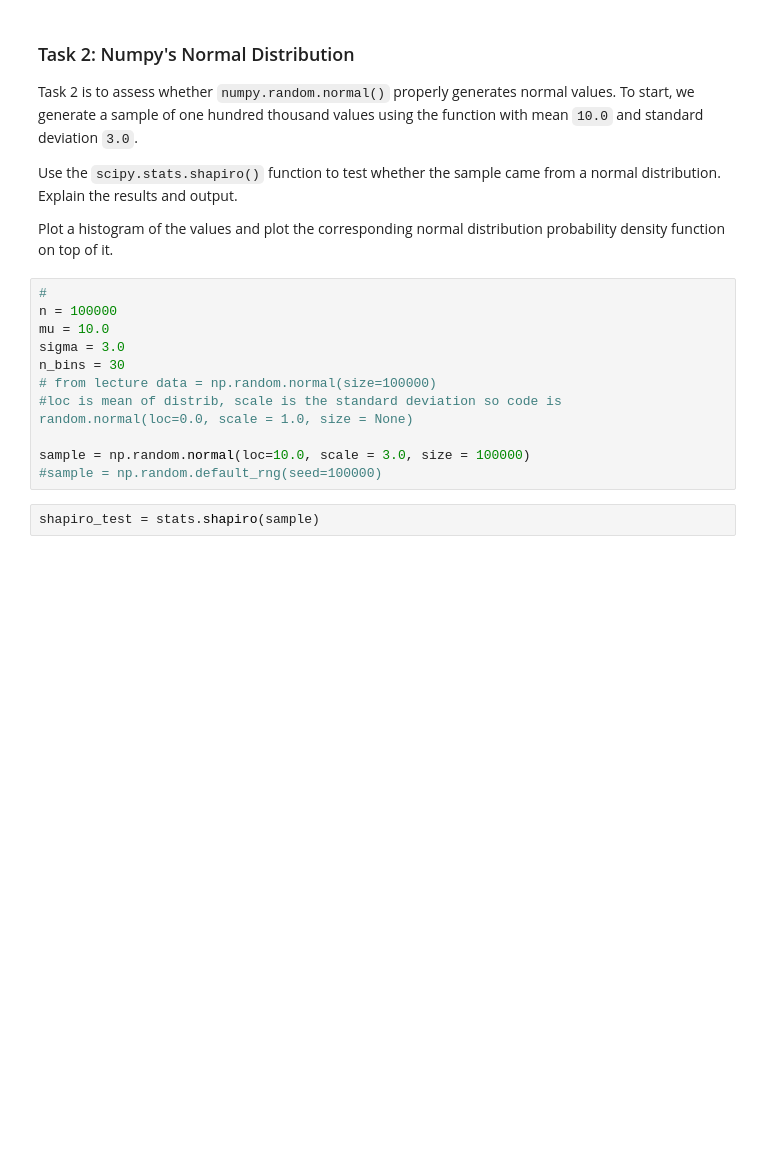
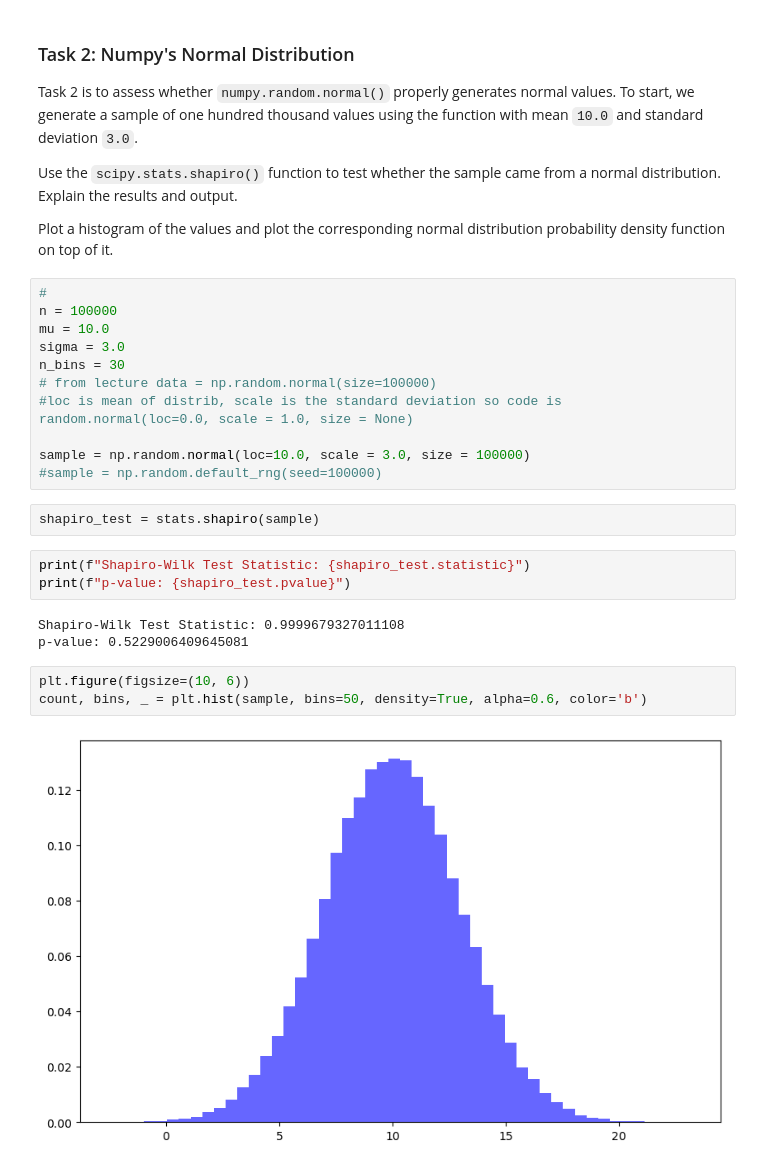
Before and after one commit to kevinsenan/applied_statistics_24_25, a Jupyter notebook: tasks.ipynb, the cells around one changed output. Cells and saved outputs as stored; diff of their text form; blank space fills up the shorter version.

```diff
--- a/tasks.ipynb
+++ b/tasks.ipynb
@@ -200,3 +200,14 @@ sample = np.random.normal(loc=10.0, scale = 3.0, size = 100000)
 #sample = np.random.default_rng(seed=100000)
 # %%
 shapiro_test = stats.shapiro(sample)
+# %%
+print(f"Shapiro-Wilk Test Statistic: {shapiro_test.statistic}")
+print(f"p-value: {shapiro_test.pvalue}")
+# %% [output]
+Shapiro-Wilk Test Statistic: 0.9999679327011108
+p-value: 0.5229006409645081
+# %%
+plt.figure(figsize=(10, 6))
+count, bins, _ = plt.hist(sample, bins=50, density=True, alpha=0.6, color='b')
+# %% [output]
+[figure, added]
```
Also changed, not shown: parts of 5 cells of this notebook.
